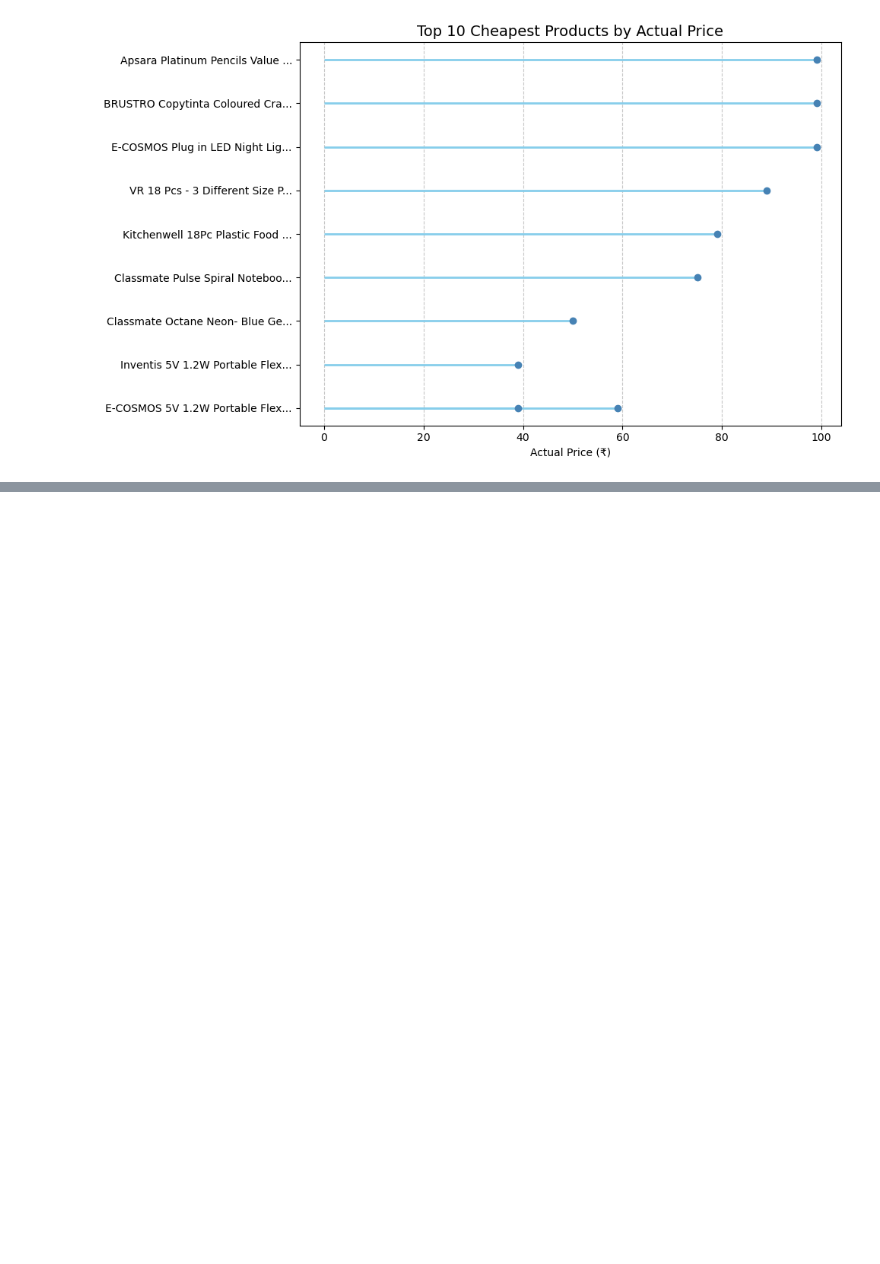
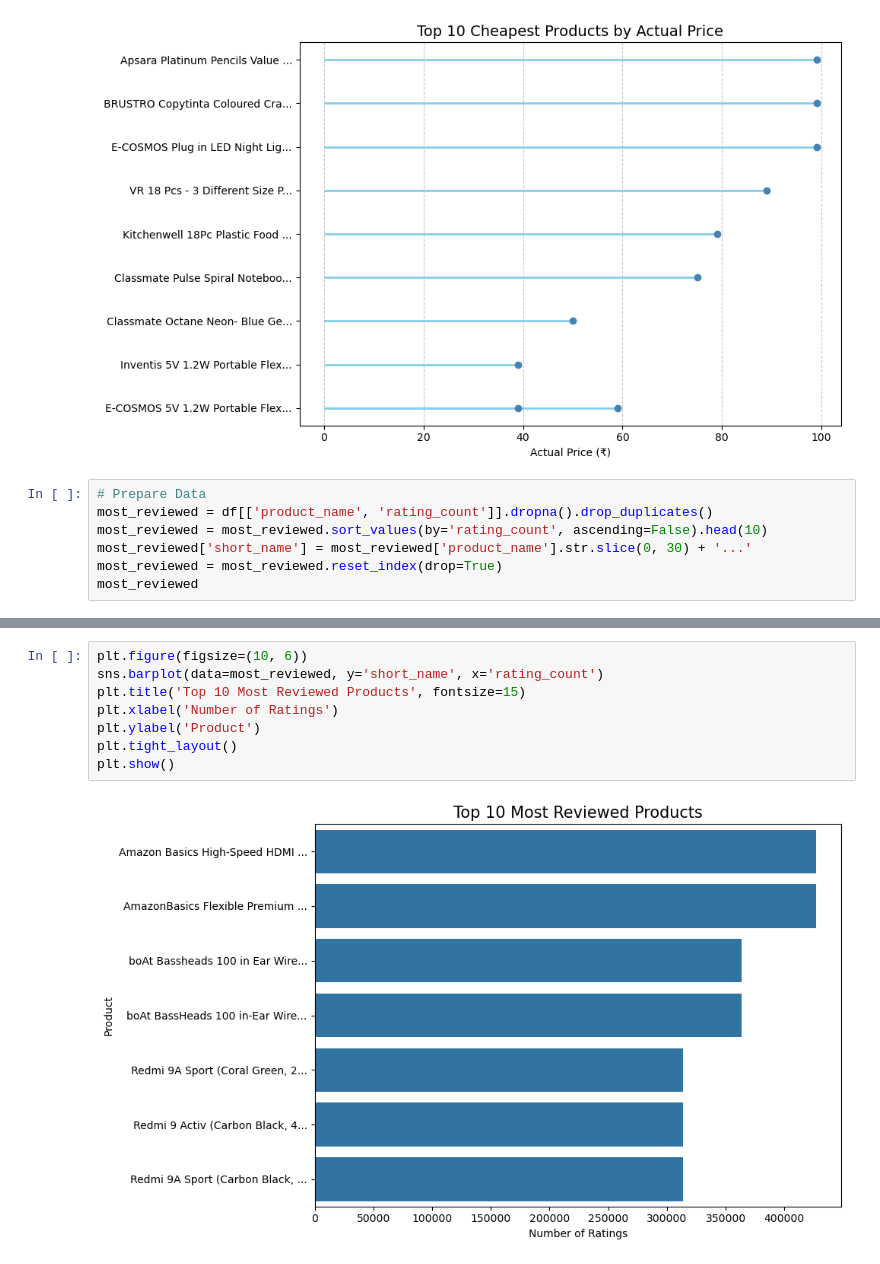
Before and after one commit to Parvashukla26/Amazon_Data_Analysis, a Jupyter notebook: Amazon_Data_Analysis.ipynb, the cells around one changed output, grey strips where cells are left out. Cells and saved outputs as stored; diff of their text form; blank space fills up the shorter version.

Commit message:
fourth visualization : top 10 most reviewed products

```diff
--- a/Amazon_Data_Analysis.ipynb
+++ b/Amazon_Data_Analysis.ipynb
@@ -270,3 +270,10 @@ plt.tight_layout()
 plt.show()
 # %% [output]
 [figure]
+# %%
+# Prepare Data
+most_reviewed = df[['product_name', 'rating_count']].dropna().drop_duplicates()
+most_reviewed = most_reviewed.sort_values(by='rating_count', ascending=False).head(10)
+most_reviewed['short_name'] = most_reviewed['product_name'].str.slice(0, 30) + '...'
+most_reviewed = most_reviewed.reset_index(drop=True)
+most_reviewed
@@ -272,0 +292,10 @@ plt.show()
+# %%
+plt.figure(figsize=(10, 6))
+sns.barplot(data=most_reviewed, y='short_name', x='rating_count')
+plt.title('Top 10 Most Reviewed Products', fontsize=15)
+plt.xlabel('Number of Ratings')
+plt.ylabel('Product')
+plt.tight_layout()
+plt.show()
+# %% [output]
+[figure, added]
```
Also changed, not shown: parts of 1 cell of this notebook.
